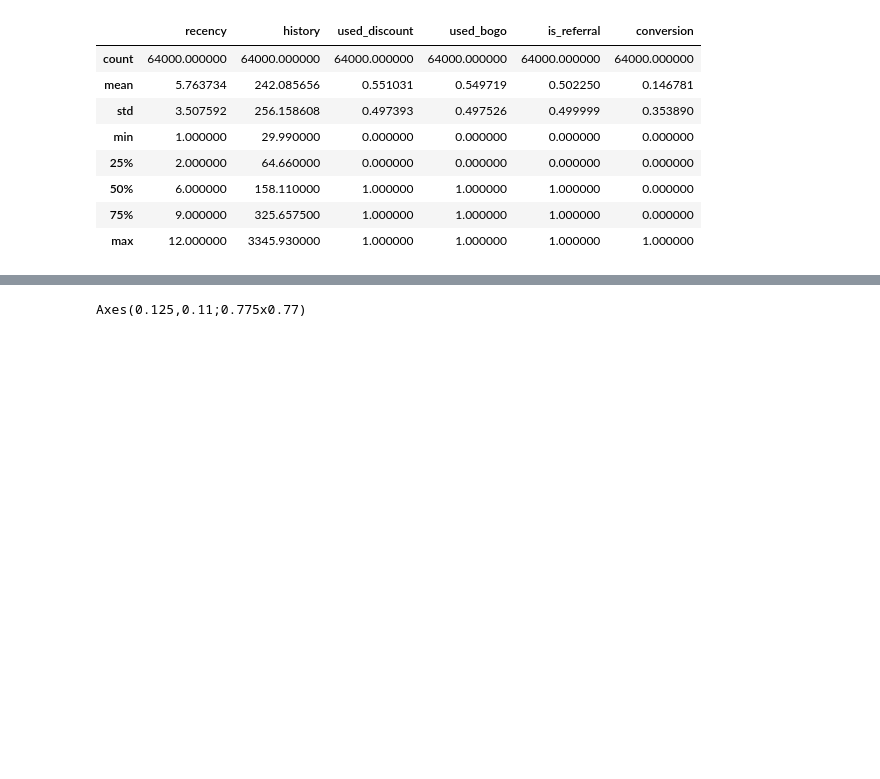
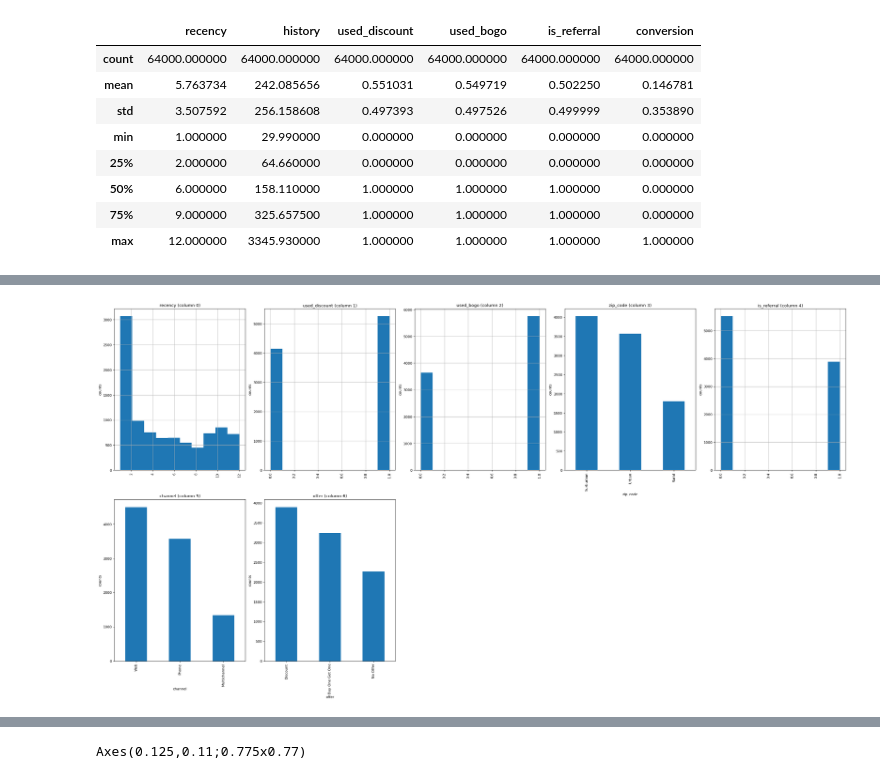
Before and after one commit to itsmokha/Customer-Conversion, a Jupyter notebook: Notebook.ipynb, the cells around one changed output, grey strips where cells are left out. Saved outputs shown, nothing was run; the diff lists cells and outputs as text; code cells hidden in the pictures; blank space fills up the shorter version.

Commit message:
edits to readme, added more graphs for visualising data for only converted

```diff
--- a/Notebook.ipynb
+++ b/Notebook.ipynb
@@ -48,22 +45,0 @@ df.describe()
-# %%
-# Distribution graphs (histogram/bar graph) of column data
-def plotPerColumnDistribution(df, nGraphShown, nGraphPerRow):
-    nunique = df.nunique()
-    df = df[[col for col in df if nunique[col] > 1 and nunique[col] < 50]] # For displaying purposes, pick columns that have between 1 and 50 unique values
-    nRow, nCol = df.shape
-    columnNames = list(df)
-    nGraphRow = int((nCol + nGraphPerRow - 1) / nGraphPerRow)
-    plt.figure(num = None, figsize = (6 * nGraphPerRow, 8 * nGraphRow), dpi = 80, facecolor = 'w', edgecolor = 'k')
-    for i in range(min(nCol, nGraphShown)):
-        plt.subplot(nGraphRow, nGraphPerRow, i + 1)
-        columnDf = df.iloc[:, i]
-        if (not np.issubdtype(type(columnDf.iloc[0]), np.number)):
-            valueCounts = columnDf.value_counts()
-            valueCounts.plot.bar()
-        else:
-            columnDf.hist()
-        plt.ylabel('counts')
-        plt.xticks(rotation = 90)
-        plt.title(f'{columnNames[i]} (column {i})')
-    plt.tight_layout(pad = 1.0, w_pad = 1.0, h_pad = 1.0)
-    plt.show()
@@ -118,0 +73,5 @@ plotCorrelationMatrix(df, 8)
+# %%
+df1 = df.loc[df['conversion'] == 1]
+plotPerColumnDistribution(df1, 10, 5)
+# %% [output]
+[figure, added]
```
Also changed, not shown: parts of 29 cells of this notebook, 1 other file.
